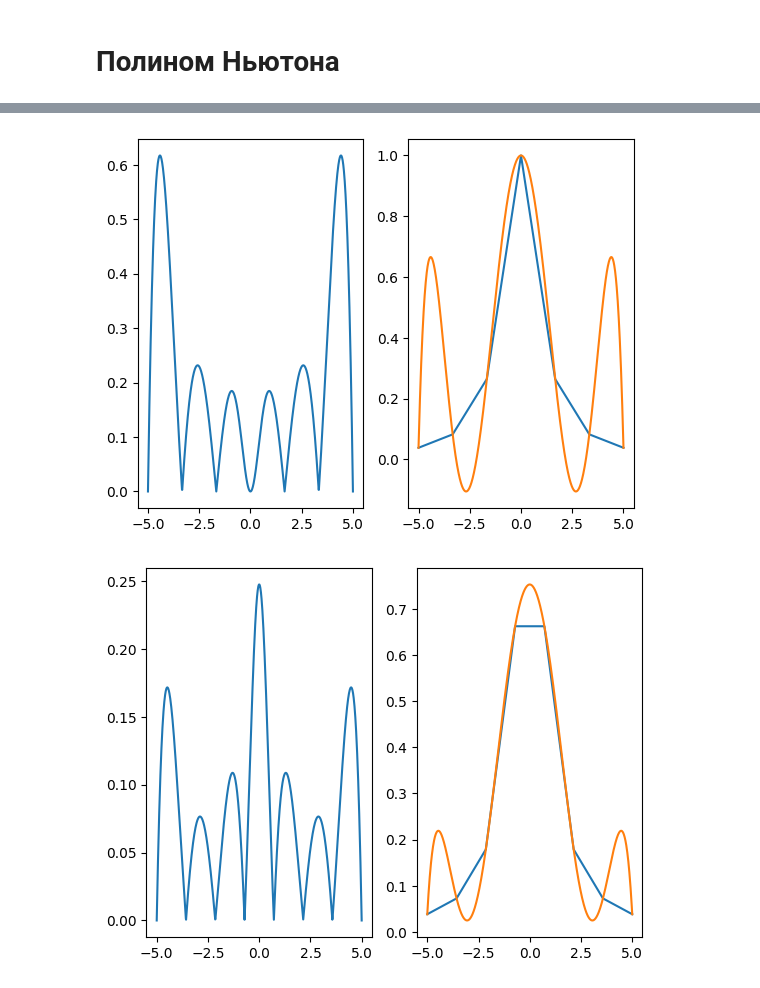
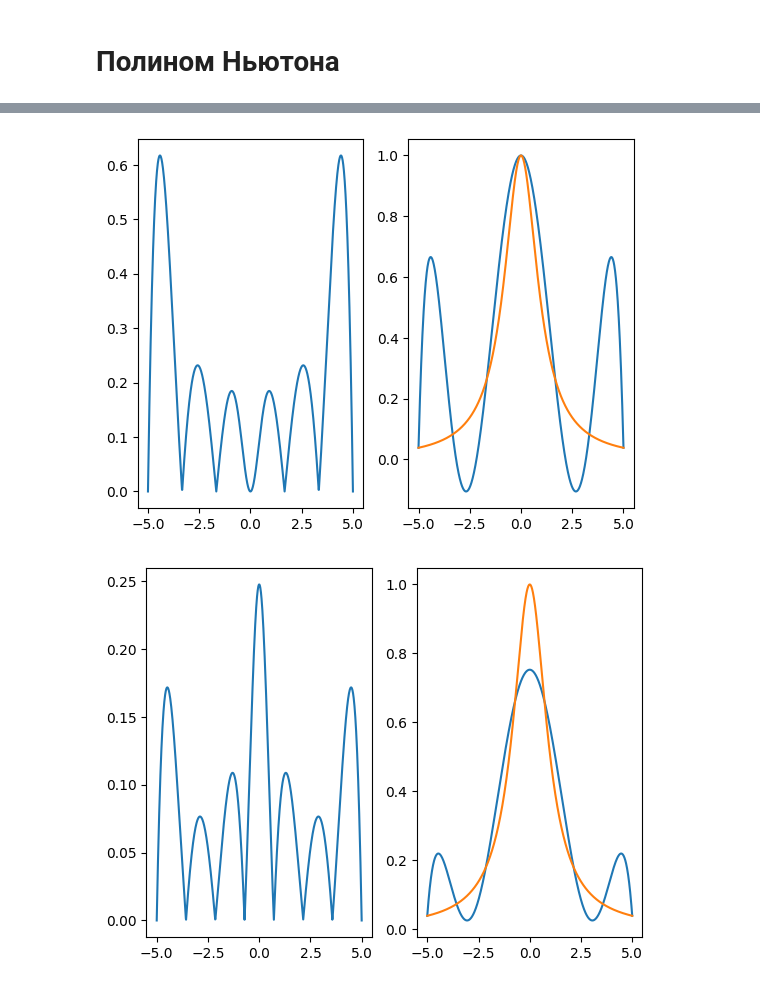
Before and after one commit to leavesinenglish/OVF, a Jupyter notebook: task_5/polynoms.ipynb, the cells around one changed output, grey strips where cells are left out. Saved outputs shown, nothing was run; the diff lists cells and outputs as text; code cells hidden in the pictures.

```diff
--- a/task_5/polynoms.ipynb
+++ b/task_5/polynoms.ipynb
@@ -23,7 +23,7 @@ for n in range(4, 16):
     plt.subplot(1,2,1)
     plt.plot(t, np.abs(lagrange_polynom(n, x, y, t) - np.vectorize(lambda x: 1 / (1 + x ** 2))(t)))
     plt.subplot(1,2,2)
-    plt.plot(x,y)
+    plt.plot(t, np.vectorize(lambda x: 1 / (1 + x ** 2))(t))
     plt.plot(t, lagrange_polynom(n,x,y,t))
     plt.show()
 # %% [output]
@@ -65,7 +66,7 @@ for n in range(4, 16):
     plt.subplot(1,2,1)
     plt.plot(t, np.abs(newton_polynom(x, y, t) - np.vectorize(lambda x: 1 / (1 + x ** 2))(t)))
     plt.subplot(1,2,2)
-    plt.plot(x,y)
     plt.plot(t, newton_polynom(x, y, t))
+    plt.plot(t, np.vectorize(lambda x: 1 / (1 + x ** 2))(t))
     plt.show()
 # %% [output]
@@ -74,2 +75,2 @@ for n in range(4, 16):
-[figure, old version]
+[figure, new version]
-[figure, old version]
+[figure, new version]
```
Also changed, not shown: parts of 3 cells of this notebook.
